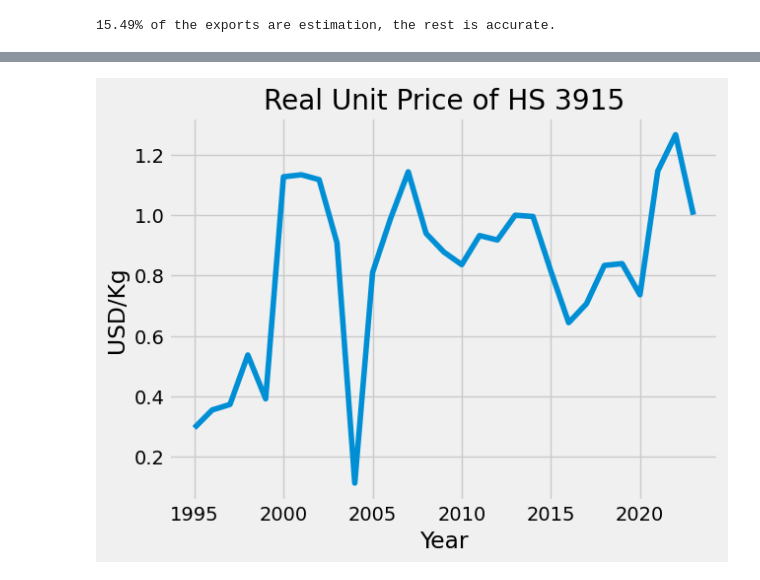
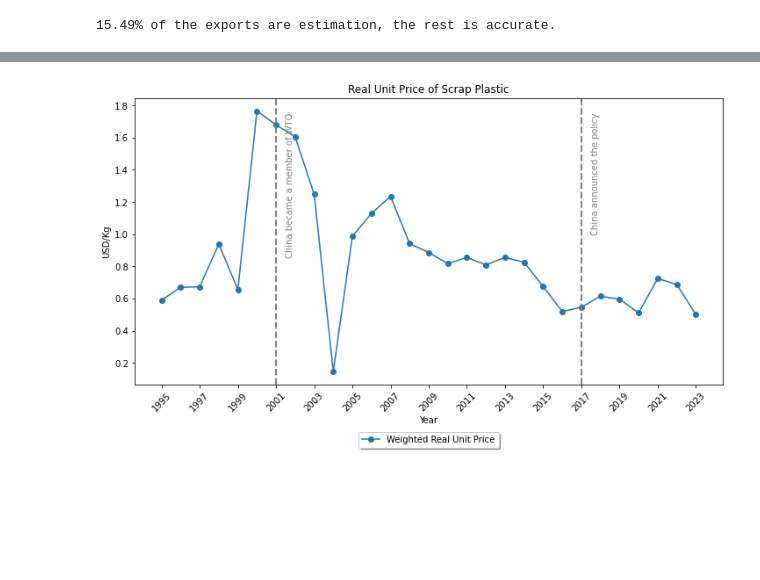
Before and after one commit to hamecetin/Wasteonomics, a Jupyter notebook: Graphs/Prices.ipynb, the cells around one changed output, grey strips where cells are left out. Drawn from its saved outputs; the diff is of its cells as text; code cells hidden in the pictures; blank space fills up the shorter version.

Commit message:
price graphs updated

```diff
--- a/Graphs/Prices.ipynb
+++ b/Graphs/Prices.ipynb
@@ -5,7 +5,7 @@ import matplotlib.pyplot as plt
 # %%
 # Importing Data
 
-all_data = pd.read_csv("Comtrade_Yearly_95to23.csv")
+all_data = pd.read_csv("UN_COMTRADE_SCRAP_PLASTIC.csv")
 
 data = all_data[["Period", "ReporterISO", "ReporterDesc", "MotCode", "MotDesc","QtyUnitAbbr", "NetWgt","IsNetWgtEstimated", "Fobvalue"]]
 data.columns = ["Year", "Importer_Code", "Importer_Country","MOT_Code", "MOT_Desc", "Unit", "Weight", "IsWeightEstimated", "FOB_Value"]
@@ -49,7 +70,7 @@ df['Unit_Price'] = df['FOB_Value'] / df['Weight']
 # Merging CPI with df to calculate real prices
 df = pd.merge(left=df, right=cpi, on= "Year")
 
-df["Real_Unit_Price"] = df['Unit_Price'] * df['CPI']
+df["Real_Unit_Price"] = df['Unit_Price'] / df['CPI']
 
 df.tail(5)
 # %% [output]
@@ -94,11 +95,37 @@ Average_Prices
-# %%
-plt.style.use('fivethirtyeight')
-
-plt.plot(Average_Prices['Year'], Average_Prices['Weighted_Real_Unit_Price'])
-plt.xlabel("Year")
-plt.ylabel("USD/Kg")
-plt.title("Real Unit Price of HS 3915")
-
-plt.show()
-# %% [output]
-[figure, removed]
+# %%
+import matplotlib.pyplot as plt
+
+#plt.style.use('fivethirtyeight')
+
+# Set the size of the figure
+plt.figure(figsize=(12, 6))
+
+# Plot data with markers
+plt.plot(Average_Prices['Year'], Average_Prices['Weighted_Real_Unit_Price'], marker='o', label='Weighted Real Unit Price')
+
+# Add vertical line for the year 2001
+plt.axvline(x=2001, color='grey', linestyle='--', linewidth=2)
+plt.text(2001.5, plt.ylim()[1]*0.95, 'China became a member of WTO', verticalalignment='top', horizontalalignment='left', color='grey', rotation=90)
+
+# Add vertical line for the year 2017
+plt.axvline(x=2017, color='grey', linestyle='--', linewidth=2)
+plt.text(2017.5, plt.ylim()[1]*0.95, 'China announced the policy', verticalalignment='top', horizontalalignment='left', color='grey', rotation=90)
+
+# Label axes and title
+plt.xlabel("Year")
+plt.ylabel("USD/Kg")
+plt.title("Real Unit Price of Scrap Plastic")
+
+# Customize x-ticks to prevent overlapping (Assuming 'Year' is in a format that needs adjusting)
+plt.xticks(Average_Prices['Year'][::2], rotation=45)  # Adjust according to the actual data for a clean look
+
+# Legend positioning below the plot
+plt.legend(loc='upper center', bbox_to_anchor=(0.5, -0.15), fancybox=True, shadow=True, ncol=1)
+
+# Save the figure with high resolution
+plt.savefig('real_unit_price_scrap_plastic.png', dpi=300, bbox_inches='tight')
+
+# Show the plot
+plt.show()
+# %% [output]
+[figure, added]
```
Also changed, not shown: parts of 13 cells of this notebook, 10 other files.
